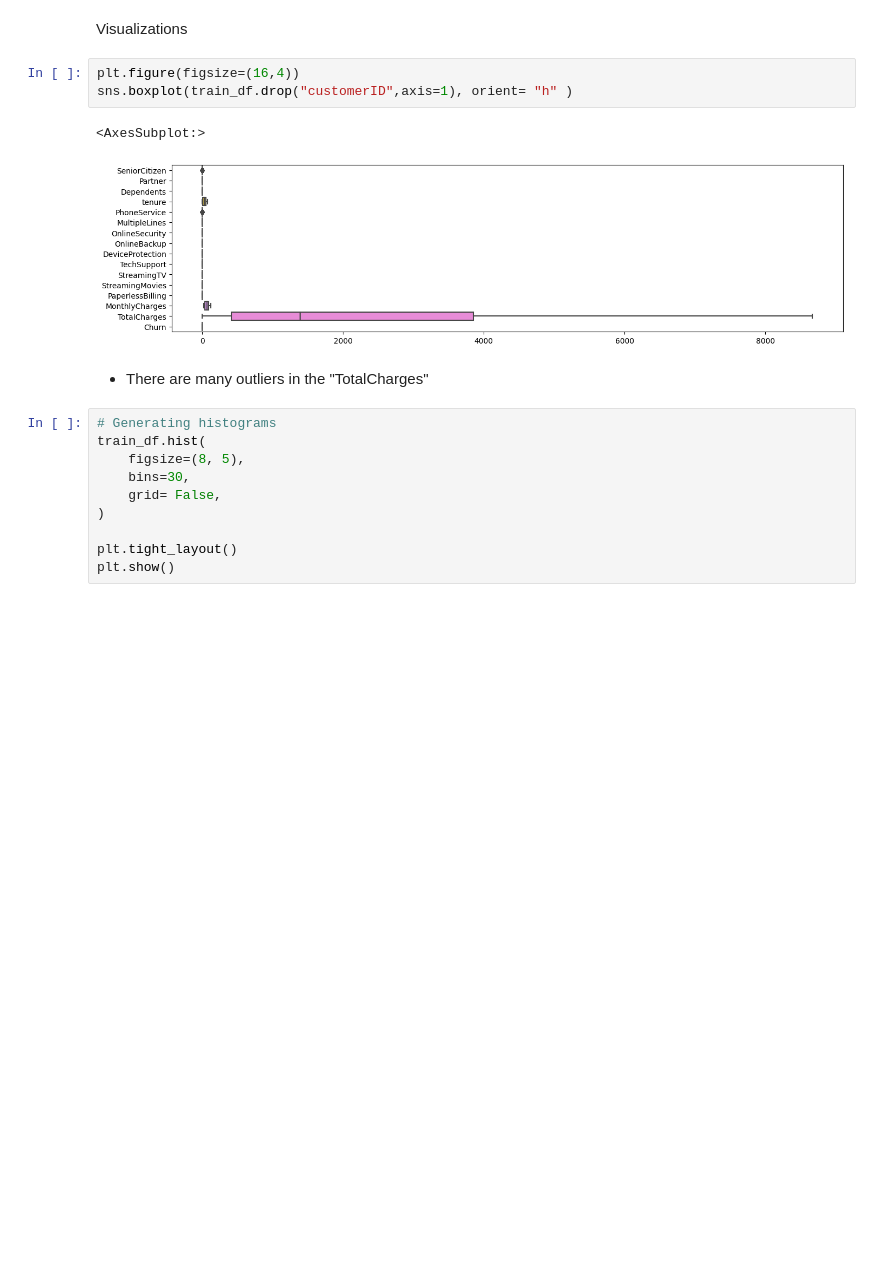
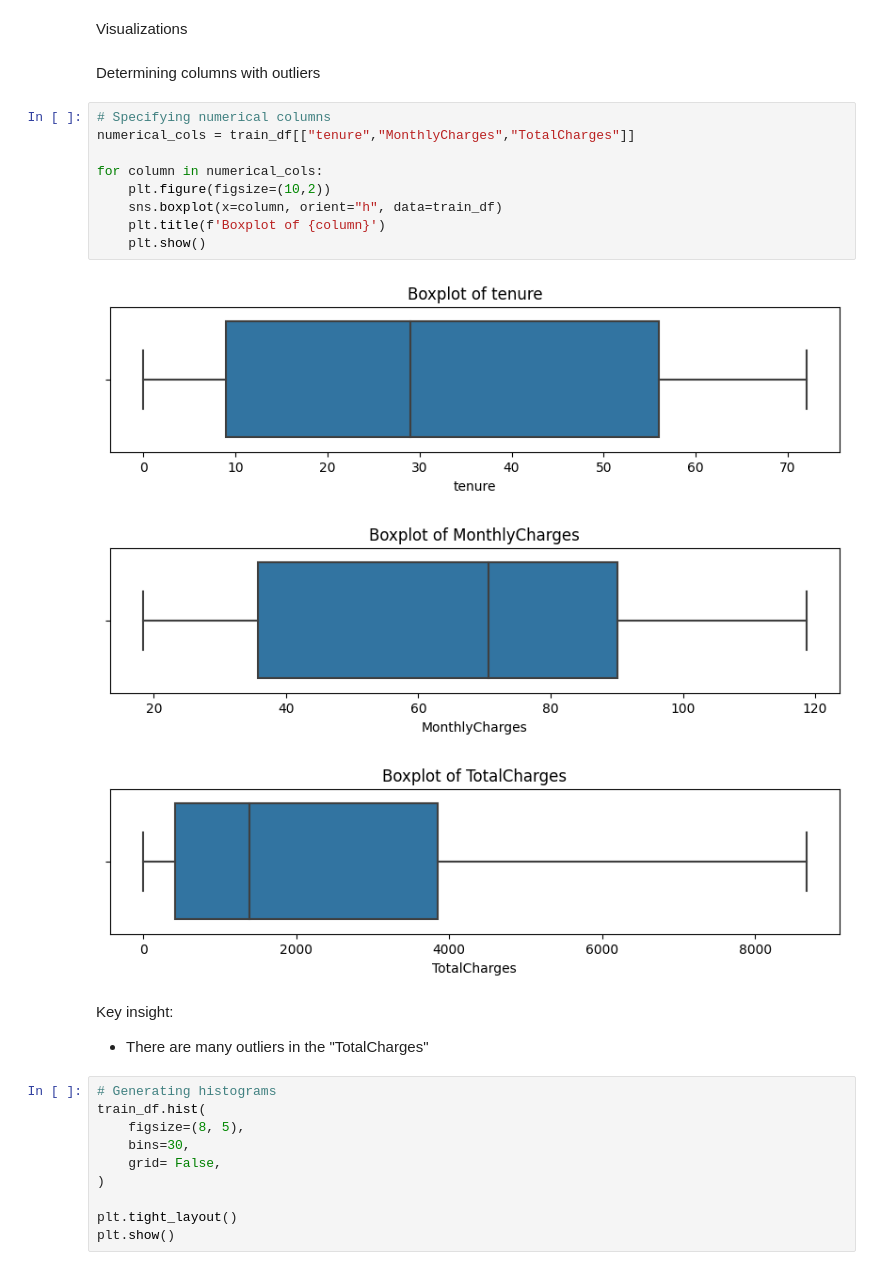
Before and after one commit to Kwamena-A-Yamoah/Customer-churn-analysis, a Jupyter notebook: Notebook/Customer_churn_analysis.ipynb, the cells around one changed output. Saved outputs shown, nothing was run; the diff lists cells and outputs as text; blank space fills up the shorter version.

```diff
--- a/Notebook/Customer_churn_analysis.ipynb
+++ b/Notebook/Customer_churn_analysis.ipynb
@@ -781,13 +804,23 @@ There are 2 unique values
 ___
 # %% [markdown]
 Visualizations
-# %%
-plt.figure(figsize=(16,4))
-sns.boxplot(train_df.drop("customerID",axis=1), orient= "h" )
-# %% [output]
-<AxesSubplot:>
-[figure, removed]
+# %% [markdown]
+Determining columns with outliers
+# %%
+# Specifying numerical columns
+numerical_cols = train_df[["tenure","MonthlyCharges","TotalCharges"]]
+
+for column in numerical_cols:
+    plt.figure(figsize=(10,2))
+    sns.boxplot(x=column, orient="h", data=train_df)
+    plt.title(f'Boxplot of {column}')
+    plt.show()
+# %% [output]
+[figure, added]
+[figure, added]
+[figure, added]
 # %% [markdown]
+Key insight:
 - There are many outliers in the "TotalCharges"
 # %%
 # Generating histograms
```
Also changed, not shown: parts of 30 cells of this notebook.
